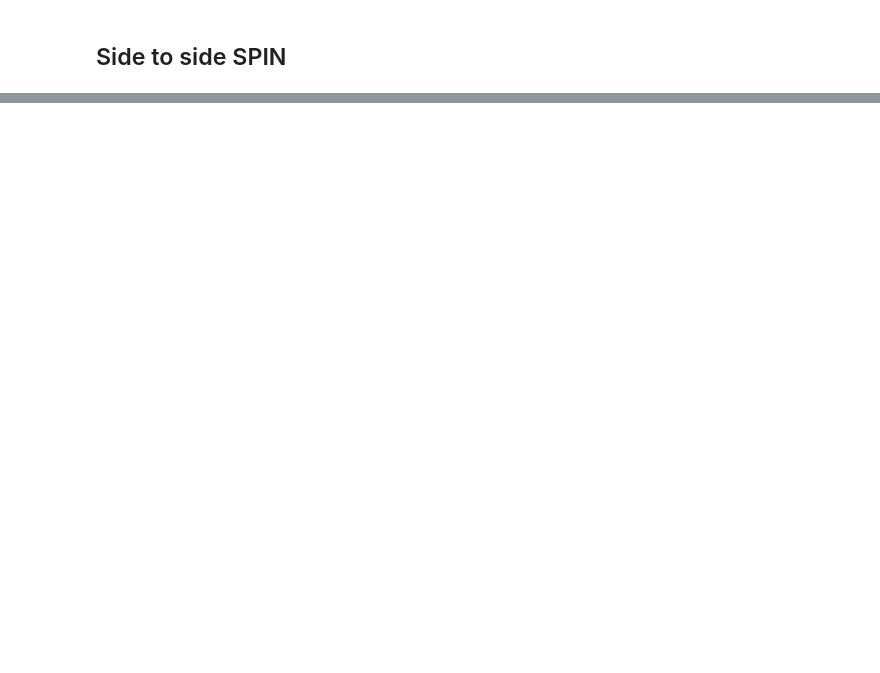
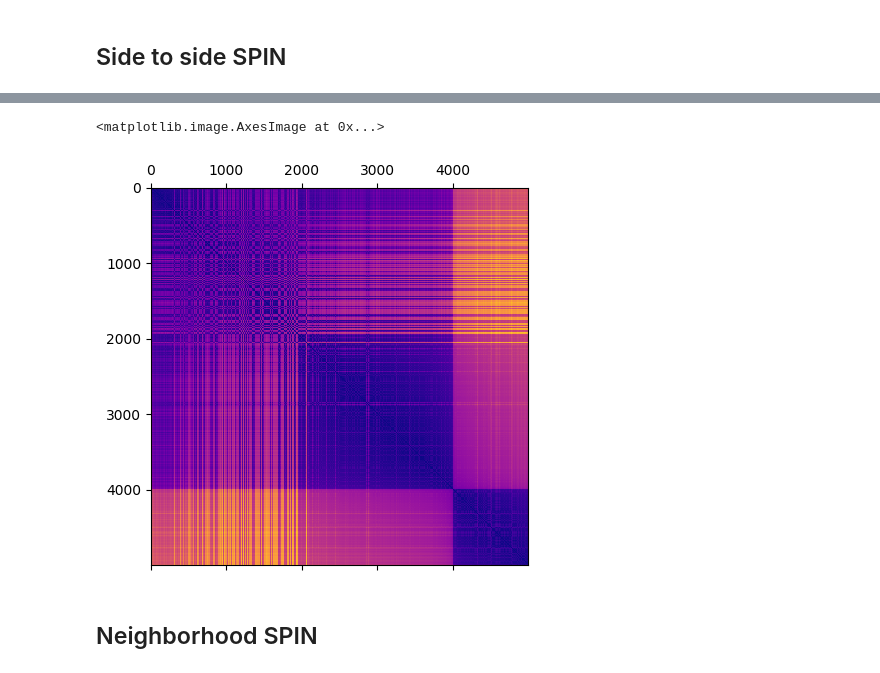
Before and after one commit to otaviocv/spin, a Jupyter notebook: examples/random-cluster-example.ipynb, the cells around one changed output, grey strips where cells are left out. Drawn from its saved outputs; the diff is of its cells as text; code cells hidden in the pictures; blank space fills up the shorter version.

```diff
--- a/examples/random-cluster-example.ipynb
+++ b/examples/random-cluster-example.ipynb
@@ -72,0 +107,8 @@ Wall time: 2.36 ms
+# %%
+f, ax = plt.subplots(figsize=(5, 5), dpi=100)
+ax.matshow(sts_spin.ordered_distances_, cmap="plasma")
+# %% [output]
+<matplotlib.image.AxesImage at 0x...>
+[figure, added]
+# %% [markdown]
+## Neighborhood SPIN
```
Also changed, not shown: parts of 18 cells of this notebook, 2 other files.
